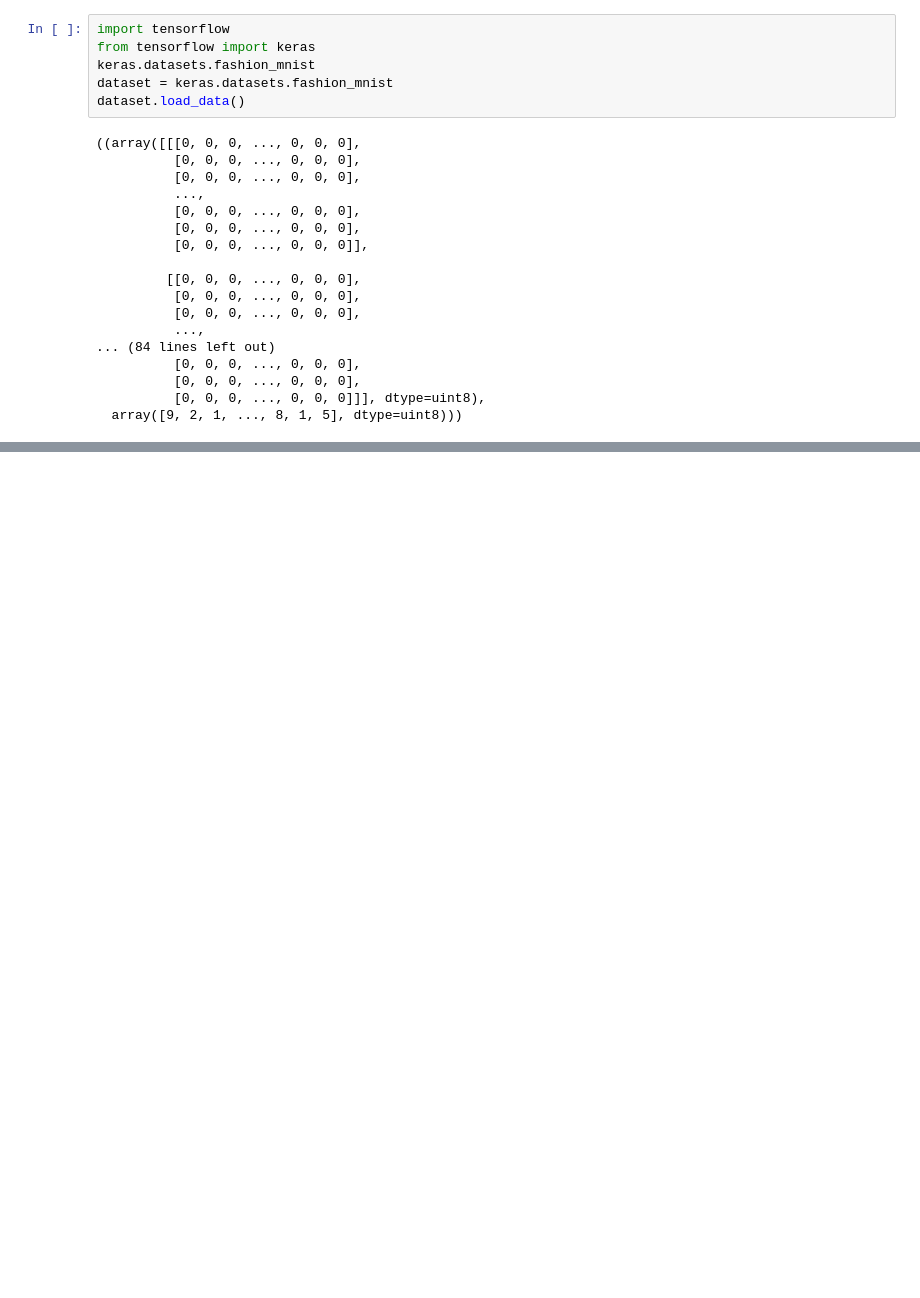
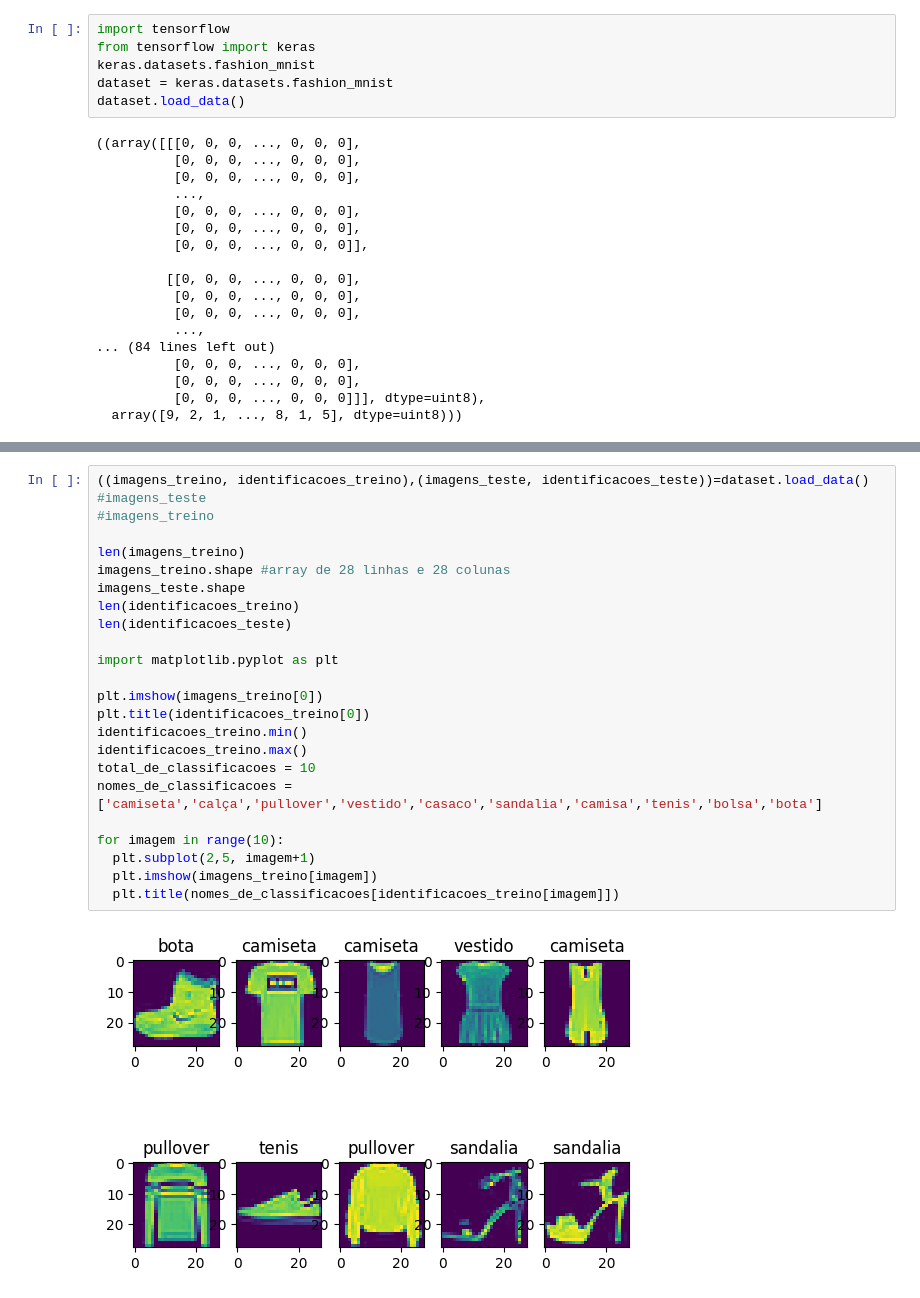
Before and after one commit to anrportilho/Machine-Learning, a Jupyter notebook: preparando_o_ambiente.ipynb, the cells around one changed output, grey strips where cells are left out. Cells and saved outputs as stored; diff of their text form; blank space fills up the shorter version.

```diff
--- a/preparando_o_ambiente.ipynb
+++ b/preparando_o_ambiente.ipynb
@@ -40,0 +49,26 @@ dataset.load_data()
+# %%
+((imagens_treino, identificacoes_treino),(imagens_teste, identificacoes_teste))=dataset.load_data()
+#imagens_teste
+#imagens_treino
+
+len(imagens_treino)
+imagens_treino.shape #array de 28 linhas e 28 colunas
+imagens_teste.shape
+len(identificacoes_treino)
+len(identificacoes_teste)
+
+import matplotlib.pyplot as plt
+
+plt.imshow(imagens_treino[0])
+plt.title(identificacoes_treino[0])
+identificacoes_treino.min()
+identificacoes_treino.max()
+total_de_classificacoes = 10
+nomes_de_classificacoes = ['camiseta','calça','pullover','vestido','casaco','sandalia','camisa','tenis','bolsa','bota']
+
+for imagem in range(10):
+  plt.subplot(2,5, imagem+1)
+  plt.imshow(imagens_treino[imagem])
+  plt.title(nomes_de_classificacoes[identificacoes_treino[imagem]])
+# %% [output]
+[figure, added]
```
Also changed, not shown: parts of 1 cell of this notebook.
